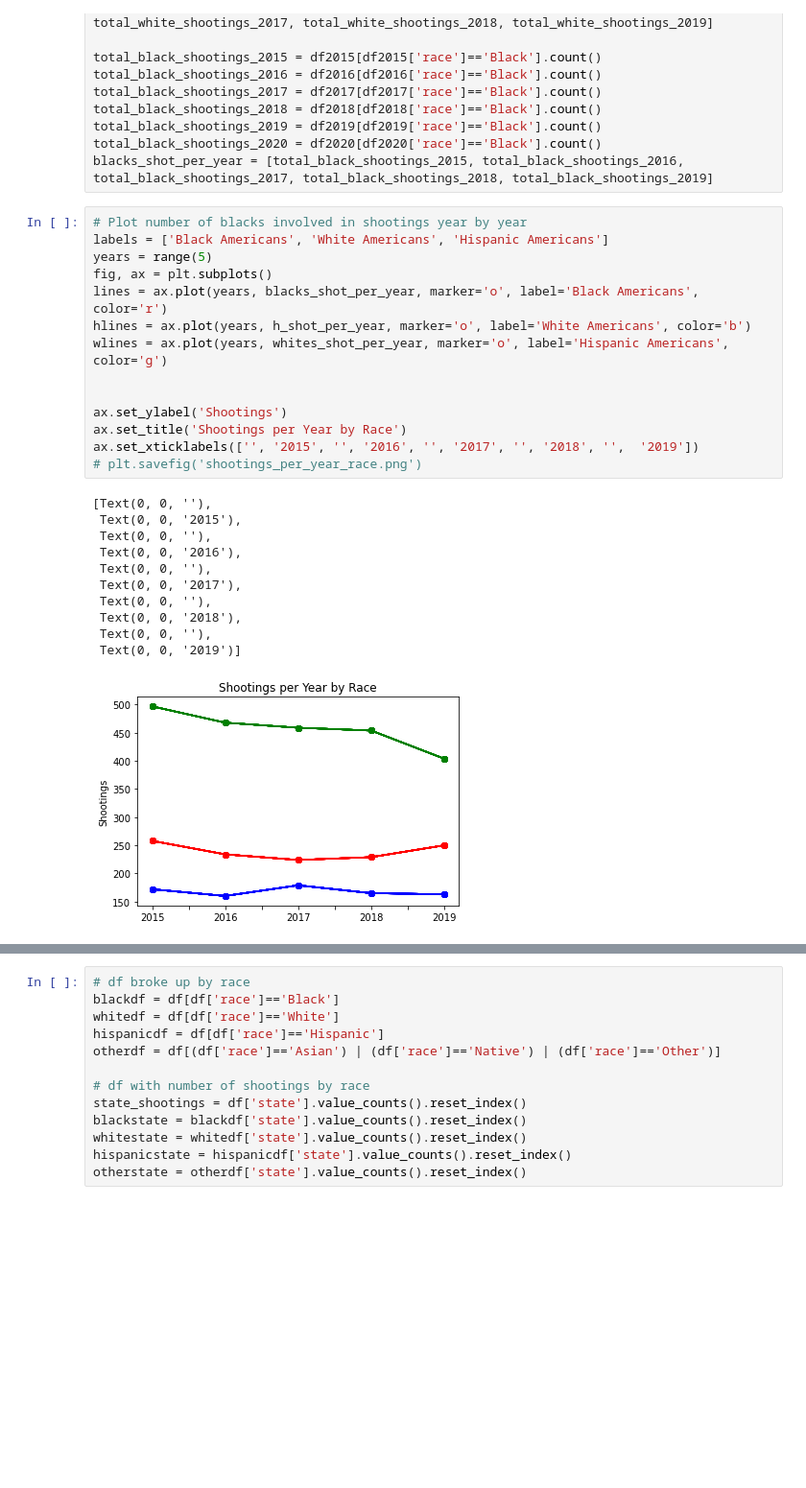
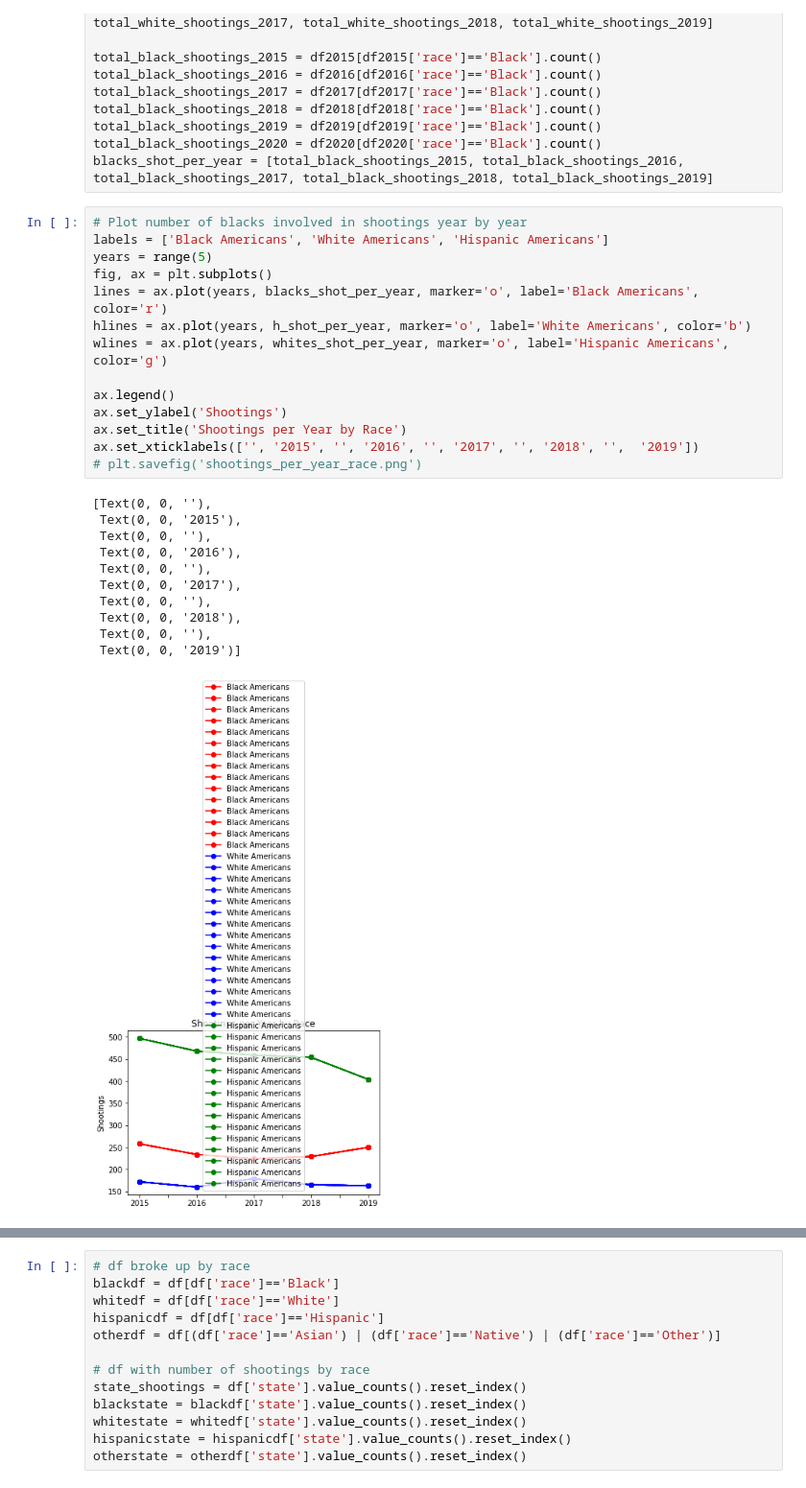
Before and after one commit to lthatch/Capstone1, a Jupyter notebook: us_police_shootings.ipynb, the cells around one changed output, grey strips where cells are left out. Shown at 96% size. Cells and saved outputs as stored; diff of their text form; blank space fills up the shorter version.

```diff
--- a/us_police_shootings.ipynb
+++ b/us_police_shootings.ipynb
@@ -107,29 +107,29 @@ blacks_shot_per_year = [total_black_shootings_2015, total_black_shootings_2016,
 # %%
 # Plot number of blacks involved in shootings year by year
 labels = ['Black Americans', 'White Americans', 'Hispanic Americans']
 years = range(5)
 fig, ax = plt.subplots()
 lines = ax.plot(years, blacks_shot_per_year, marker='o', label='Black Americans', color='r')
 hlines = ax.plot(years, h_shot_per_year, marker='o', label='White Americans', color='b')
 wlines = ax.plot(years, whites_shot_per_year, marker='o', label='Hispanic Americans', color='g')
 
-
+ax.legend()
 ax.set_ylabel('Shootings')
 ax.set_title('Shootings per Year by Race')
 ax.set_xticklabels(['', '2015', '', '2016', '', '2017', '', '2018', '',  '2019'])
 # plt.savefig('shootings_per_year_race.png')
 # %% [output]
 [Text(0, 0, ''),
  Text(0, 0, '2015'),
  Text(0, 0, ''),
  Text(0, 0, '2016'),
  Text(0, 0, ''),
  Text(0, 0, '2017'),
  Text(0, 0, ''),
  Text(0, 0, '2018'),
  Text(0, 0, ''),
  Text(0, 0, '2019')]
-[figure, old version]
+[figure, new version]
 # %%
 # Shootings by state map
 # Shootings by state map involving black race
```
Also changed, not shown: parts of 12 cells of this notebook, 12 other files.
